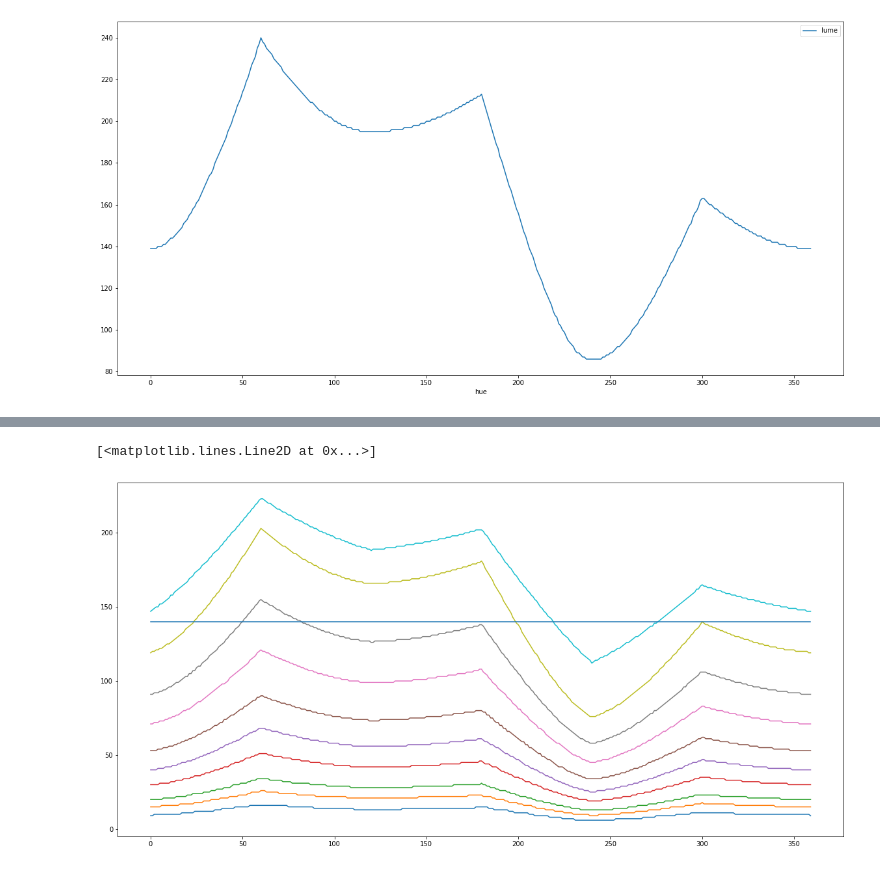
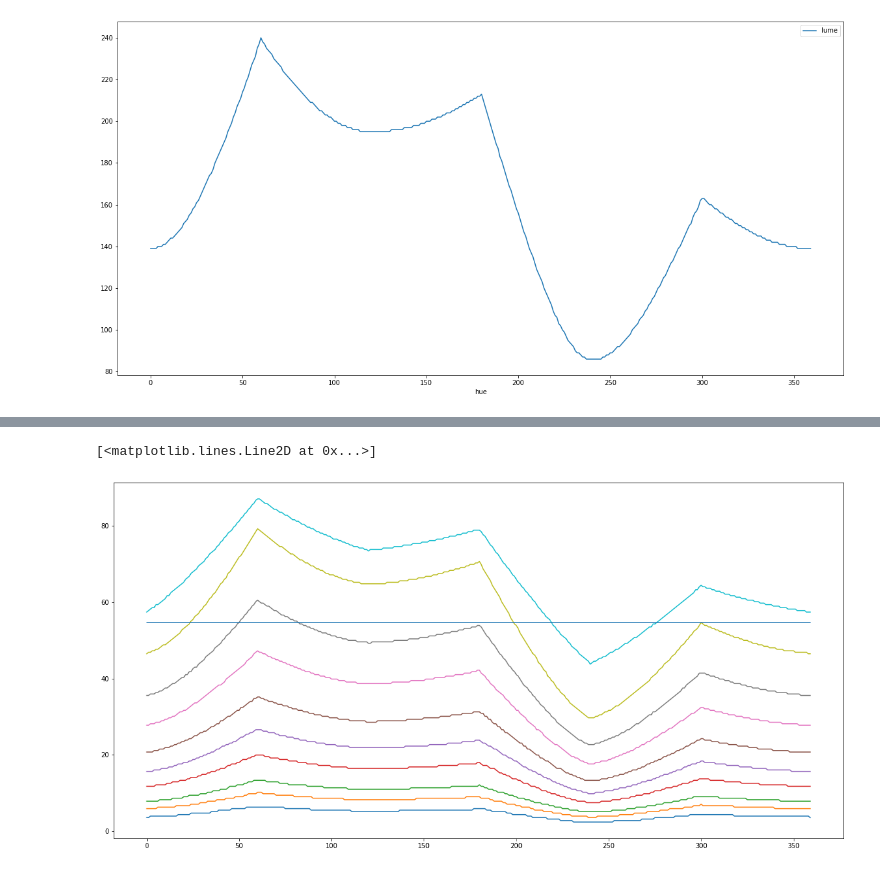
Before and after one commit to rockbeenorth/colorize, a Jupyter notebook: exponent.ipynb, the cells around one changed output, grey strips where cells are left out. Cells and saved outputs as stored; diff of their text form; code cells hidden in the pictures.

```diff
--- a/exponent.ipynb
+++ b/exponent.ipynb
@@ -190,7 +249,8 @@ plt.plot(x2, y2)
 def draw_light(s, l):
     generator = gen_colors(s,l)
     # x,y
-    return generator['hue'], generator['lume']
+    y = [((x/256)*100) for x in generator['lume']]
+    return generator['hue'], y
 
 # x,y = draw_light(90, 60)
 # print(x,y)
@@ -201,6 +261,8 @@ def draw_light(s, l):
 for step in SCALE_LIGHT:
     x,y = draw_light(80, step)
     plt.plot(x,y)
-plt.plot([i for i in range(360)], [THRESHOLD for i in range(0, 360)])
+ax = plt.gca()
+ax.set_ylim([0, 100])
+plt.plot([i for i in range(360)], [(THRESHOLD/256)*100 for i in range(0, 360)])
 # %% [output]
 [<matplotlib.lines.Line2D at 0x...>]
@@ -208,8 +270,9 @@ plt.plot([i for i in range(360)], [THRESHOLD for i in range(0, 360)])
 # %%
 for step in SCALE_DARK:
     x,y = draw_light(80, step)
     plt.plot(x,y)
-plt.plot([i for i in range(360)], [THRESHOLD for i in range(0, 360)])
+ax.set_ylim([0, 100])
+plt.plot([i for i in range(360)], [(THRESHOLD/256)*100 for i in range(0, 360)])
 # %% [output]
 [<matplotlib.lines.Line2D at 0x...>]
-[figure, old version]
+[figure, new version]
```
Also changed, not shown: parts of 7 cells of this notebook, 1 other file.
